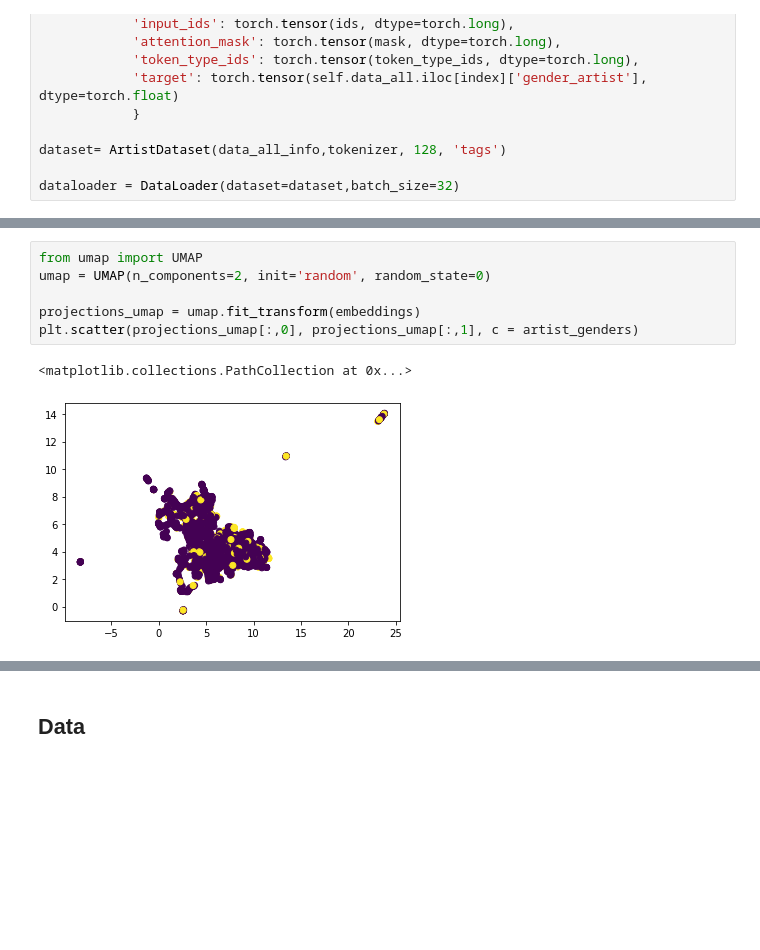
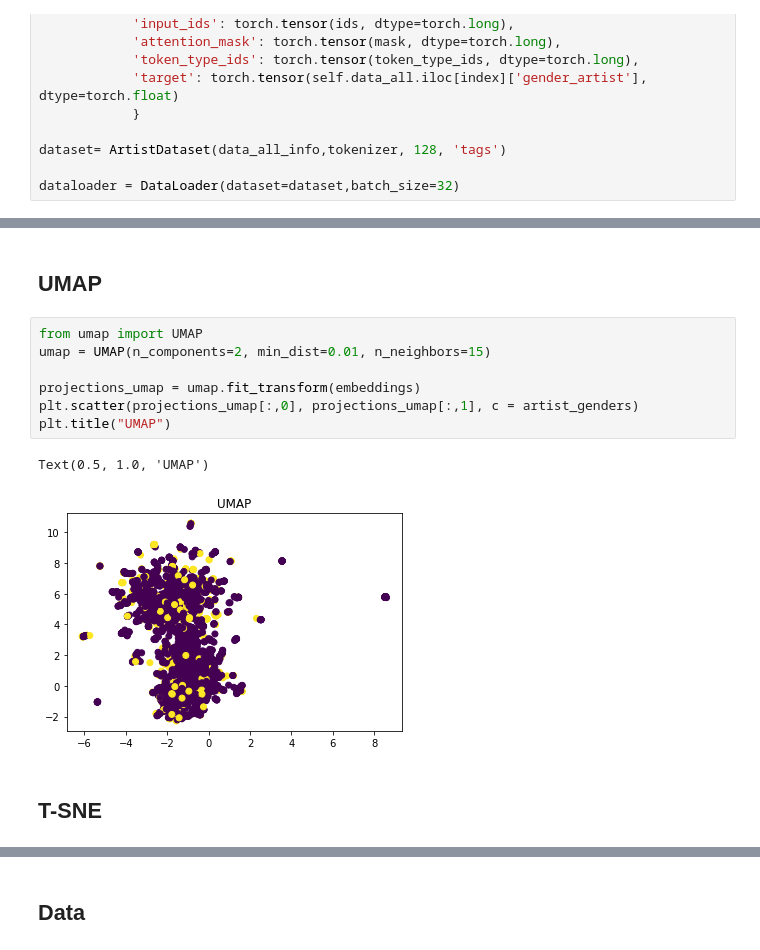
Before and after one commit to Katrin-Leberfinger/Hybrid-gender-debiased-music-recommendation, a Jupyter notebook: 002_analyze_embeddings.ipynb, the cells around one changed output, grey strips where cells are left out. Drawn from its saved outputs; the diff is of its cells as text; blank space fills up the shorter version.

```diff
--- a/002_analyze_embeddings.ipynb
+++ b/002_analyze_embeddings.ipynb
@@ -298,12 +296,17 @@ Truncation was not explicitly activated but `max_length` is provided a specific
+# %% [markdown]
+## UMAP
 # %%
 from umap import UMAP
-umap = UMAP(n_components=2, init='random', random_state=0)
+umap = UMAP(n_components=2, min_dist=0.01, n_neighbors=15)
 
 projections_umap = umap.fit_transform(embeddings)
 plt.scatter(projections_umap[:,0], projections_umap[:,1], c = artist_genders)
+plt.title("UMAP")
 # %% [output]
-<matplotlib.collections.PathCollection at 0x...>
+Text(0.5, 1.0, 'UMAP')
-[figure, old version]
+[figure, new version]
+# %% [markdown]
+## T-SNE
 # %%
 from sklearn.manifold import TSNE
 
```
Also changed, not shown: parts of 22 cells of this notebook.
